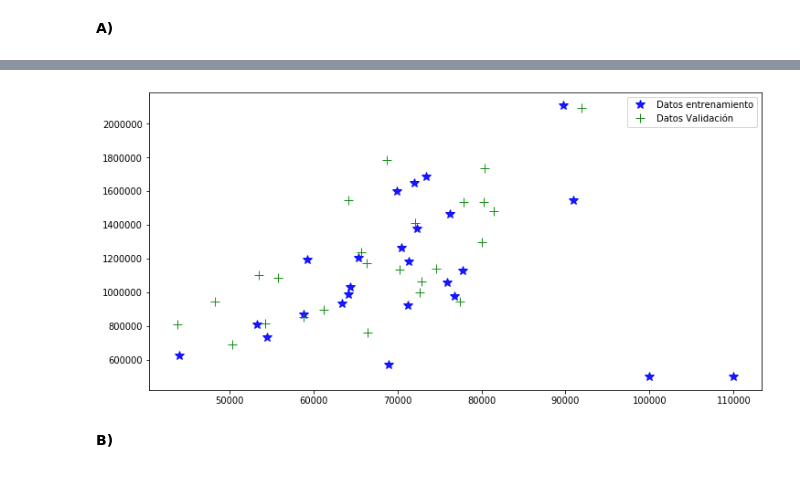
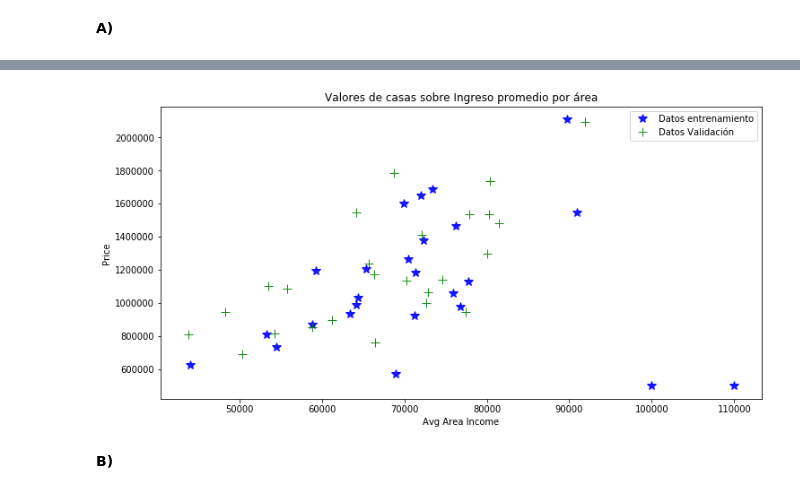
Before and after one commit to Premstwm/MA5204, a Jupyter notebook: Tarea 1/Tarea 1 parte 2.ipynb, the cells around one changed output, grey strips where cells are left out. Drawn from its saved outputs; the diff is of its cells as text; code cells hidden in the pictures.

```diff
--- a/Tarea 1/Tarea 1 parte 2.ipynb
+++ b/Tarea 1/Tarea 1 parte 2.ipynb
@@ -89,33 +70,43 @@ plt.show()
 # %%
-
+#Plot con los datos separados entre out-sample e in-sample
 plt.figure(figsize=(12, 6)) # crea figura y detalla tamaño
 
 #Le pasamos los datos a plotear a matplotlib
 
 plt.plot(X_in,                     # Datos eje X
          Y_in,                     # Datos eje y
          c='b',                       # color
          linestyle='',                 # tipo de linea (vacio es sin lineas)
          marker='*',                  # marcador
          ms=10,                       # tamaño de marcador
          alpha=0.9,                   # transparencia
          label="Datos entrenamiento", # etiqueta leyenda
         )
 
 plt.plot(X_out,                     # Datos eje X
          Y_out,                     # Datos eje y
          c='g',                       # color
          linestyle='',                 # tipo de linea (vacio es sin lineas)
          marker='+',                  # marcador
          ms=10,                       # tamaño de marcador
          alpha=0.9,                   # transparencia
          label="Datos Validación", # etiqueta leyenda
         )
+plt.title("Valores de casas sobre Ingreso promedio por área")
+plt.ylabel("Price")
+plt.xlabel("Avg Area Income")
+plt.legend()
 
-plt.legend()
+# Guarda la imagen (permite guardarla en gráficos vectorizados en .pdf)
+plt.savefig('grafico2.jpg',        # nombre archivo
+            format='jpg',        # formato
+            bbox_inches='tight',  # elimina bordes vacios
+           )
+
+
 plt.show()
 # %% [output]
-[figure, old version]
+[figure, new version]
 # %% [markdown]
 **B)**
 # %%
```
Also changed, not shown: parts of 9 cells of this notebook, 7 other files.
